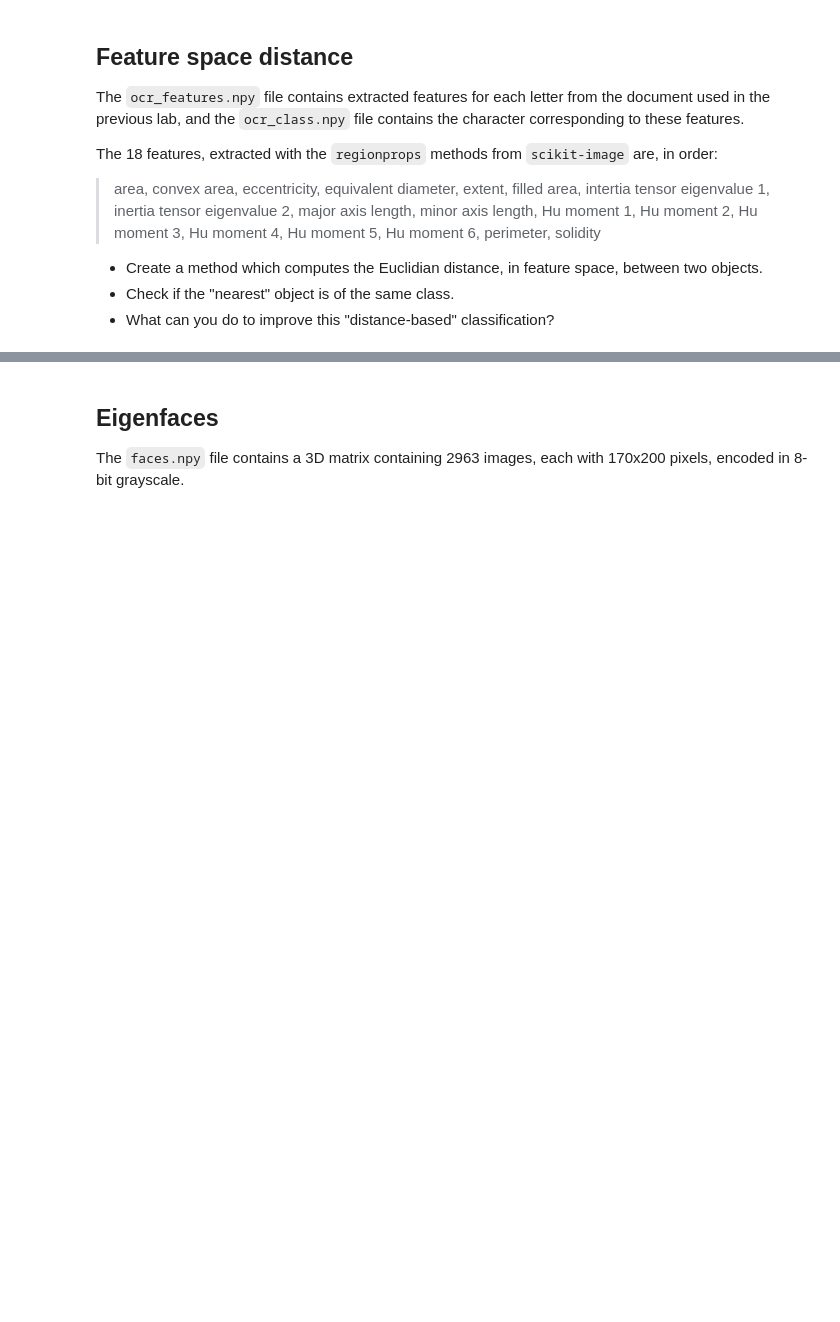
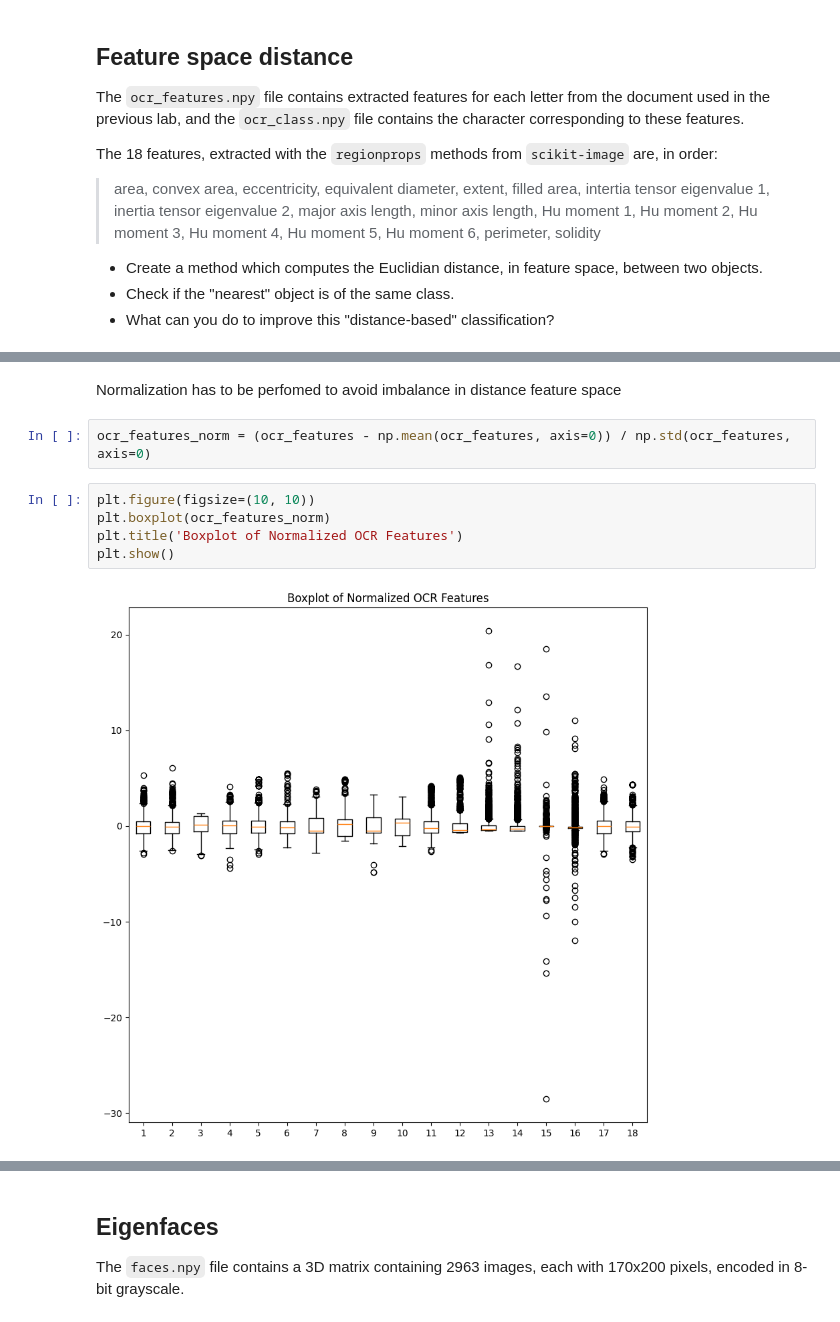
Before and after one commit to liseregn/INFO_H501, a Jupyter notebook: docs/LABS/PR2_Feature_Space.ipynb, the cells around one changed output, grey strips where cells are left out. Saved outputs shown, nothing was run; the diff lists cells and outputs as text; blank space fills up the shorter version.

```diff
--- a/docs/LABS/PR2_Feature_Space.ipynb
+++ b/docs/LABS/PR2_Feature_Space.ipynb
@@ -31,0 +43,11 @@ print(np.unique(ocr_class))
+# %% [markdown]
+Normalization has to be perfomed to avoid imbalance in distance feature space
+# %%
+ocr_features_norm = (ocr_features - np.mean(ocr_features, axis=0)) / np.std(ocr_features, axis=0)
+# %%
+plt.figure(figsize=(10, 10))
+plt.boxplot(ocr_features_norm)
+plt.title('Boxplot of Normalized OCR Features')
+plt.show()
+# %% [output]
+[figure, added]
```
Also changed, not shown: parts of 30 cells of this notebook.
